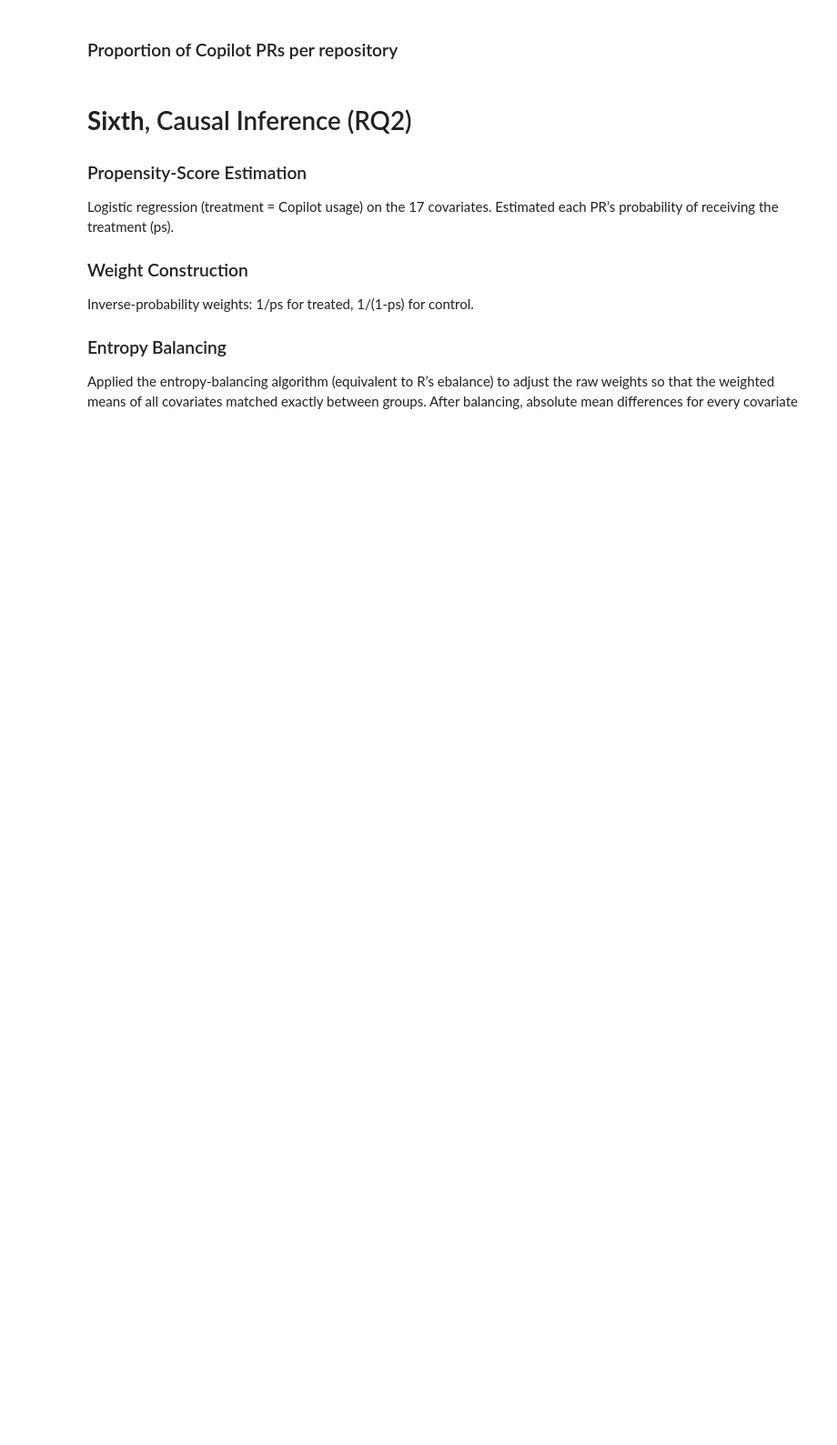
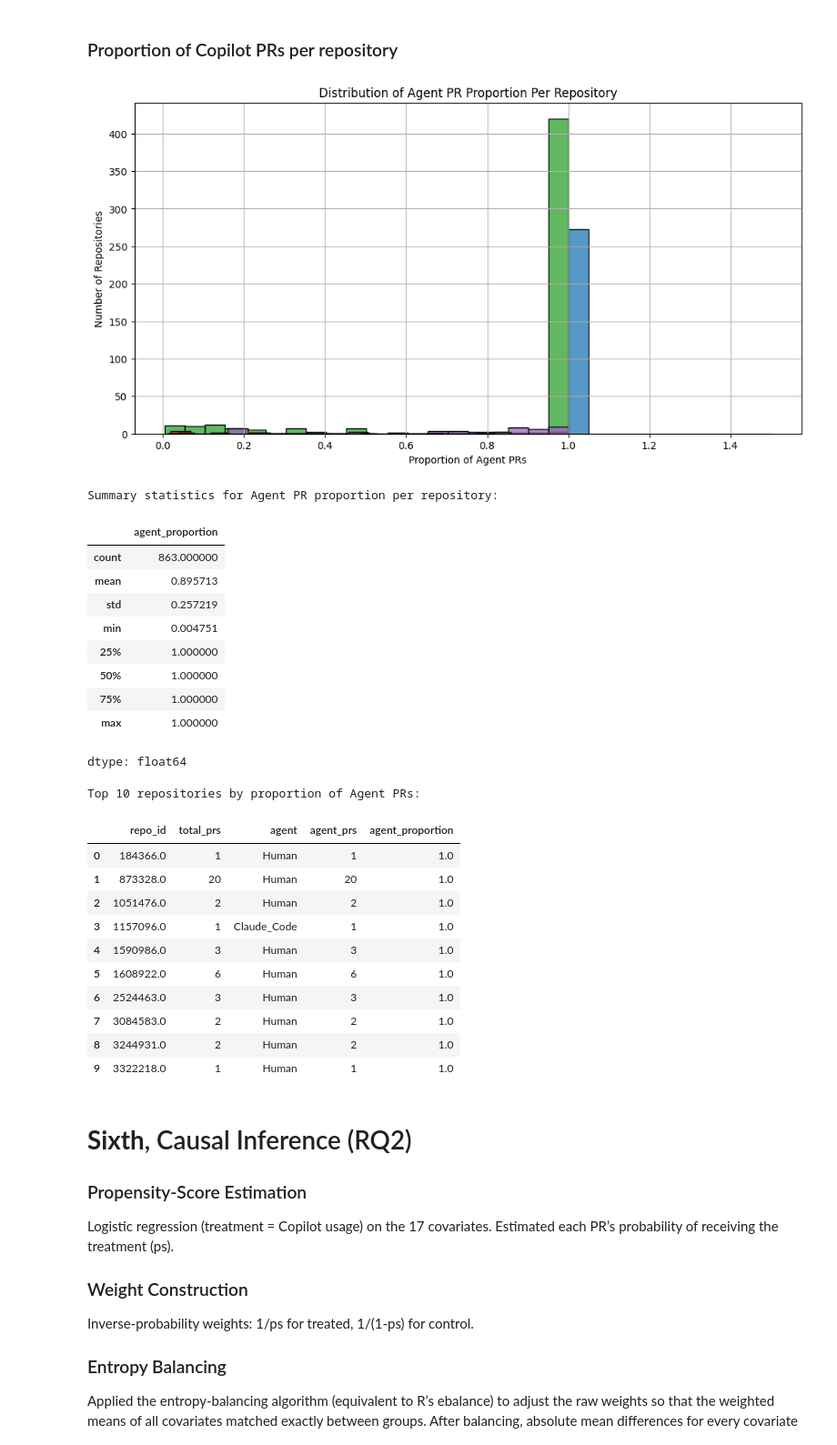
Before and after one commit to awjans/CopilotForPRsAdoption, a Jupyter notebook: scripts/AIDev.ipynb, the cells around one changed output. Shown at 91% size. Saved outputs shown, nothing was run; the diff lists cells and outputs as text; code cells hidden in the pictures; blank space fills up the shorter version.

```diff
--- a/scripts/AIDev.ipynb
+++ b/scripts/AIDev.ipynb
@@ -956,35 +944,64 @@ plt.show()
 # %%
 # Calculate the total number of PRs per repository
 total_prs_per_repo = metrics.groupby('repo_id').size().reset_index(name='total_prs')
 
-# Calculate the number of Copilot PRs per repository
-copilot_prs_per_repo = metrics[metrics['isGeneratedByCopilot'] == True].groupby('repo_id').size().reset_index(name='copilot_prs')
+# Calculate the number of Agent PRs per repository
+agent_prs_per_repo = metrics.groupby(['agent', 'repo_id']).size().reset_index(name='agent_prs')
 
 # Merge the two dataframes
-repo_prs_summary = pd.merge(total_prs_per_repo, copilot_prs_per_repo, on='repo_id', how='left').fillna(0)
+repo_prs_summary = pd.merge(total_prs_per_repo, agent_prs_per_repo, on='repo_id', how='left').fillna(0)
 
-# Calculate the proportion of Copilot PRs
-repo_prs_summary['copilot_proportion'] = repo_prs_summary['copilot_prs'] / repo_prs_summary['total_prs']
+# Calculate the proportion of Agent PRs
+repo_prs_summary['agent_proportion'] = repo_prs_summary['agent_prs'] / repo_prs_summary['total_prs']
 
-# Sort by proportion for better visualization
-repo_prs_summary = repo_prs_summary.sort_values('copilot_proportion', ascending=False)
+agents = agent_metrics['agent'].unique().tolist()
 
-# Plot the proportion of Copilot PRs per repository (showing top N or a distribution)
+# Plot the proportion of Agent PRs per repository (showing top N or a distribution)
 plt.figure(figsize=(12, 6))
-sns.histplot(repo_prs_summary['copilot_proportion'], bins=20)
-plt.title('Distribution of Copilot PR Proportion Per Repository')
-plt.xlabel('Proportion of Copilot PRs')
+
+for agent in agents:
+  # Sort by proportion for better visualization
+  agent_prs_summary = repo_prs_summary[repo_prs_summary['agent'] == agent].sort_values('agent_proportion', ascending=False)
+  sns.histplot(agent_prs_summary['agent_proportion'], bins=20)
+
+plt.title('Distribution of Agent PR Proportion Per Repository')
+plt.xlabel('Proportion of Agent PRs')
 plt.ylabel('Number of Repositories')
 plt.grid(True)
 plt.show()
 
 # Display summary statistics for the proportion
-print("\nSummary statistics for Copilot PR proportion per repository:")
-display(repo_prs_summary['copilot_proportion'].describe())
+print("\nSummary statistics for Agent PR proportion per repository:")
+display(repo_prs_summary['agent_proportion'].describe())
 
-# Display the top 10 repositories with the highest proportion of Copilot PRs
-print("\nTop 10 repositories by proportion of Copilot PRs:")
+# Display the top 10 repositories with the highest proportion of Agent PRs
+print("\nTop 10 repositories by proportion of Agent PRs:")
 display(repo_prs_summary.head(10))
+# %% [output]
+[figure, added]
+Summary statistics for Agent PR proportion per repository:
+|  | agent_proportion |
+| count | 863.000000 |
+| mean | 0.895713 |
+| std | 0.257219 |
+| min | 0.004751 |
+| 25% | 1.000000 |
+| 50% | 1.000000 |
+| 75% | 1.000000 |
+| max | 1.000000 |
+dtype: float64
+Top 10 repositories by proportion of Agent PRs:
+|  | repo_id | total_prs | agent | agent_prs | agent_proportion |
+| 0 | 184366.0 | 1 | Human | 1 | 1.0 |
+| 1 | 873328.0 | 20 | Human | 20 | 1.0 |
+| 2 | 1051476.0 | 2 | Human | 2 | 1.0 |
+| 3 | 1157096.0 | 1 | Claude_Code | 1 | 1.0 |
+| 4 | 1590986.0 | 3 | Human | 3 | 1.0 |
+| 5 | 1608922.0 | 6 | Human | 6 | 1.0 |
+| 6 | 2524463.0 | 3 | Human | 3 | 1.0 |
+| 7 | 3084583.0 | 2 | Human | 2 | 1.0 |
+| 8 | 3244931.0 | 2 | Human | 2 | 1.0 |
+| 9 | 3322218.0 | 1 | Human | 1 | 1.0 |
 # %% [markdown]
 # **Sixth**, Causal Inference (RQ2)
 
```
Also changed, not shown: parts of 23 cells of this notebook.
